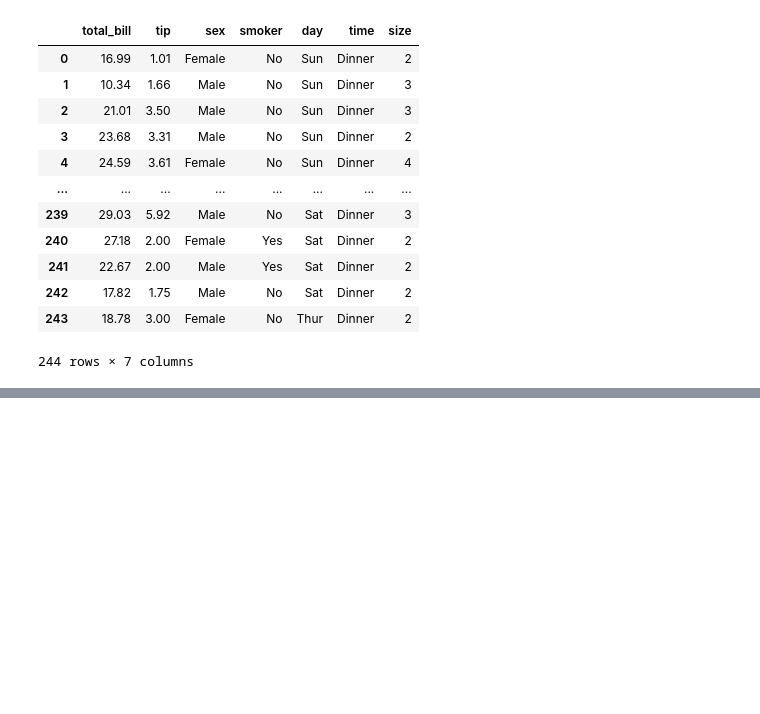
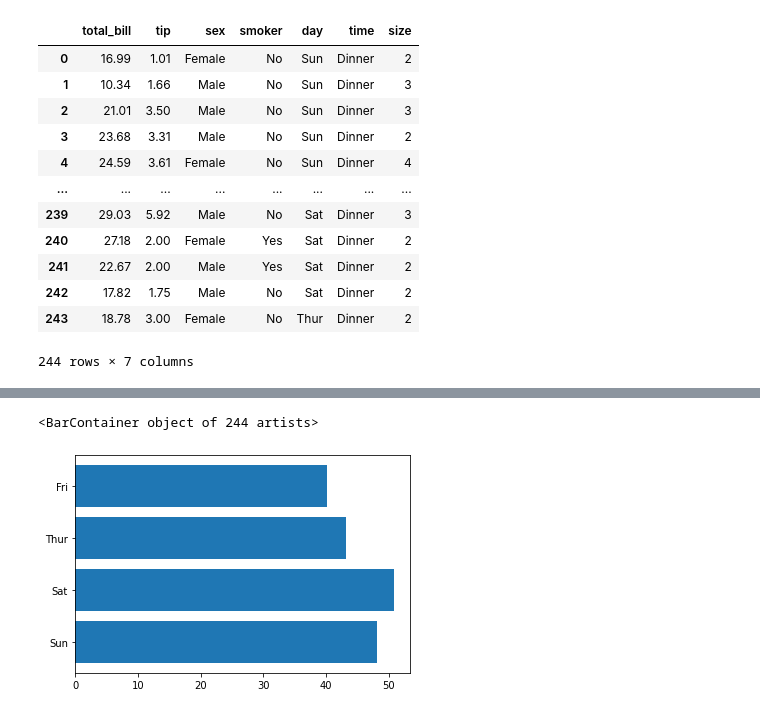
Before and after one commit to sangeeth938/ML_Day2, a Jupyter notebook: ML_Day2.ipynb, the cells around one changed output, grey strips where cells are left out. Saved outputs shown, nothing was run; the diff lists cells and outputs as text; code cells hidden in the pictures; blank space fills up the shorter version.

```diff
--- a/ML_Day2.ipynb
+++ b/ML_Day2.ipynb
@@ -336,0 +343,5 @@ tips
+# %%
+plt.barh(tips["day"],tips["total_bill"])
+# %% [output]
+<BarContainer object of 244 artists>
+[figure, added]
```
Also changed, not shown: parts of 22 cells of this notebook.
